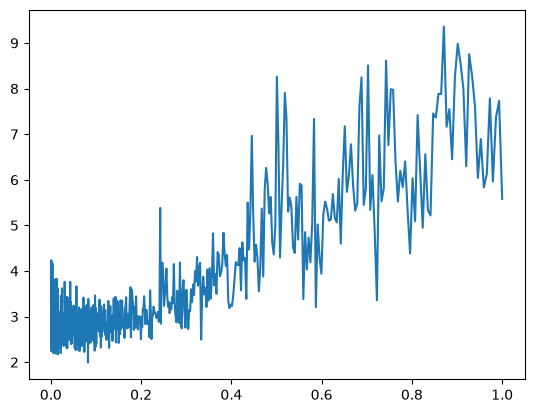
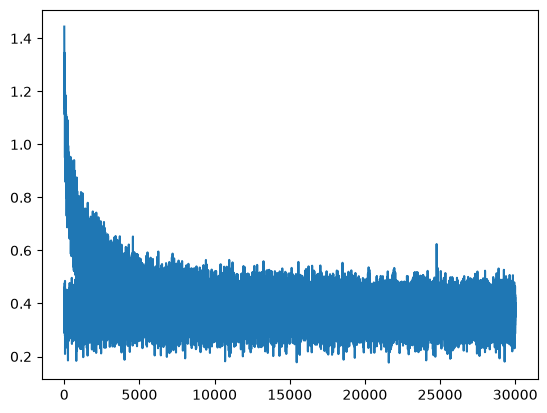
Unified diff of the notebook cell whose output changed from the first chart to the second:
--- before
+++ after
@@ -1 +1,2 @@
-plt.plot(lri,lossi)
+# plt.plot(lri,lossi)/
+plt.plot(stepi,lossi)

Commit: Sampling words from the trained model